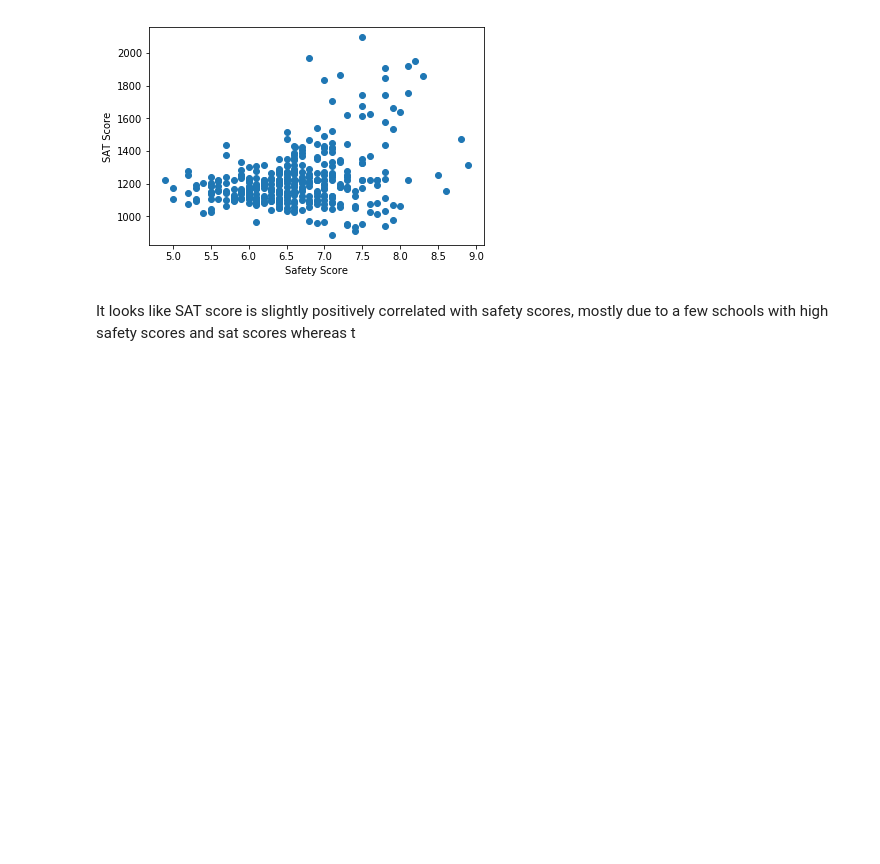
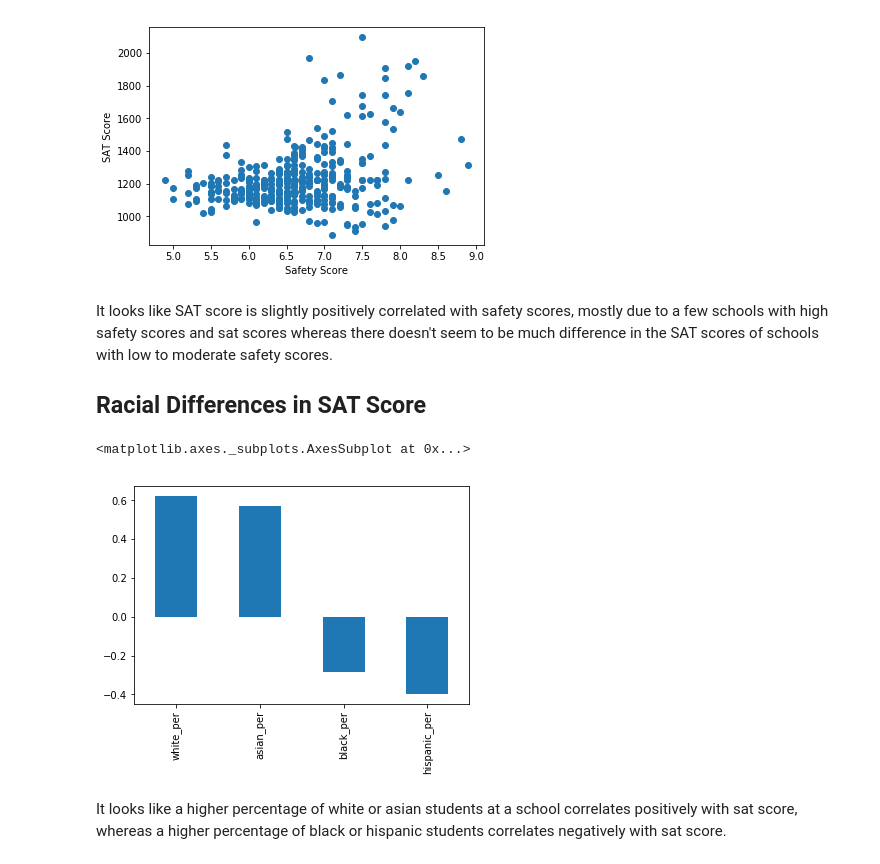
Before and after one commit to hsdistefa/nyc-school-analysis, a Jupyter notebook: Schools.ipynb, the cells around one changed output. Cells and saved outputs as stored; diff of their text form; code cells hidden in the pictures; blank space fills up the shorter version.

Commit message:
Added sat differences by race exploration

```diff
--- a/Schools.ipynb
+++ b/Schools.ipynb
@@ -198,4 +198,14 @@ plt.xlabel('Safety Score')
 Text(0.5, 0, 'Safety Score')
 [figure]
 # %% [markdown]
-It looks like SAT score is slightly positively correlated with safety scores, mostly due to a few schools with high safety scores and sat scores whereas t
+It looks like SAT score is slightly positively correlated with safety scores, mostly due to a few schools with high safety scores and sat scores whereas there doesn't seem to be much difference in the SAT scores of schools with low to moderate safety scores.
+
+## Racial Differences in SAT Score
+# %%
+race_cols = ['white_per', 'asian_per', 'black_per', 'hispanic_per']
+combined.corr()['sat_score'][race_cols].plot.bar()
+# %% [output]
+<matplotlib.axes._subplots.AxesSubplot at 0x...>
+[figure, added]
+# %% [markdown]
+It looks like a higher percentage of white or asian students at a school correlates positively with sat score, whereas a higher percentage of black or hispanic students correlates negatively with sat score.
```
